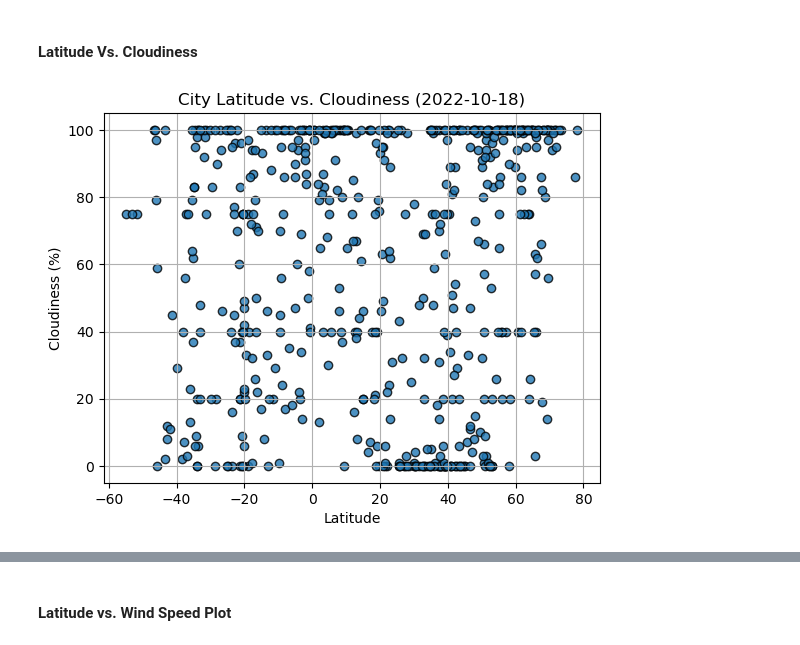
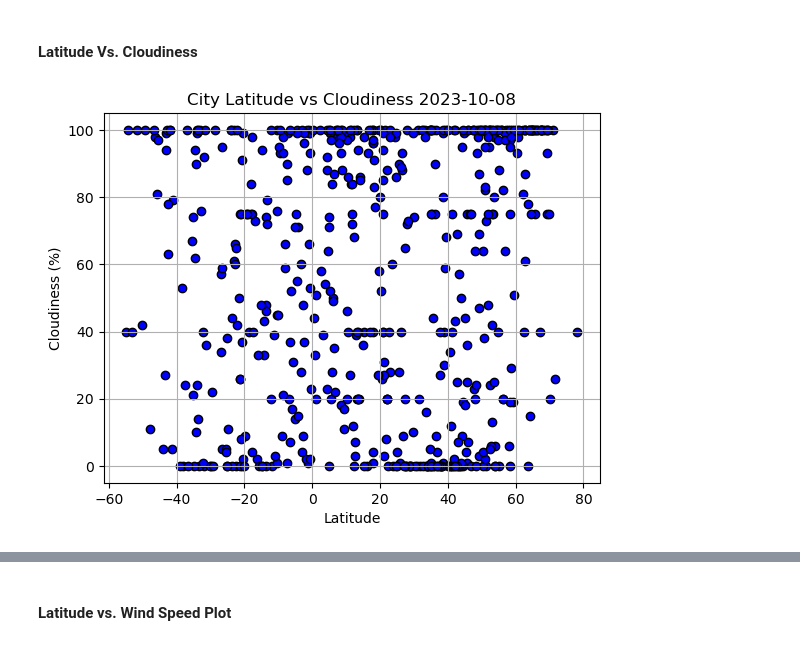
Before and after one commit to sentvivi/Equatorial_Weather_Analysis_and_Vacation_Planning, a Jupyter notebook: weather_vacation_Py/WeatherPy.ipynb, the cells around one changed output, grey strips where cells are left out. Drawn from its saved outputs; the diff is of its cells as text; code cells hidden in the pictures.

```diff
--- a/weather_vacation_Py/WeatherPy.ipynb
+++ b/weather_vacation_Py/WeatherPy.ipynb
@@ -256,15 +243,25 @@ plt.grid(True)
 #### Latitude Vs. Cloudiness
 # %%
 # Build the scatter plots for latitude vs. cloudiness
-# YOUR CODE HERE
+x = [float(city["Lat"]) for city in city_data]
+y = [float(city["Cloudiness"]) for city in city_data]
+plt.scatter(x,y,marker="o", facecolor="b", edgecolors="k")
 
 # Incorporate the other graph properties
-# YOUR CODE HERE
+plt.xlabel("Latitude")
+plt.ylabel("Cloudiness (%)")
+
+# Get today's date
+today_date = time.strftime("%Y-%m-%d")
+plt.title(f"City Latitude vs Cloudiness {today_date}")
+
+# Enable the grid
+plt.grid(True)
 
 # Save the figure
 plt.savefig("output_data/Fig3.png")
 
 # Show plot
 plt.show()
 # %% [output]
-[figure, old version]
+[figure, new version]
```
Also changed, not shown: parts of 36 cells of this notebook, 5 other files.
